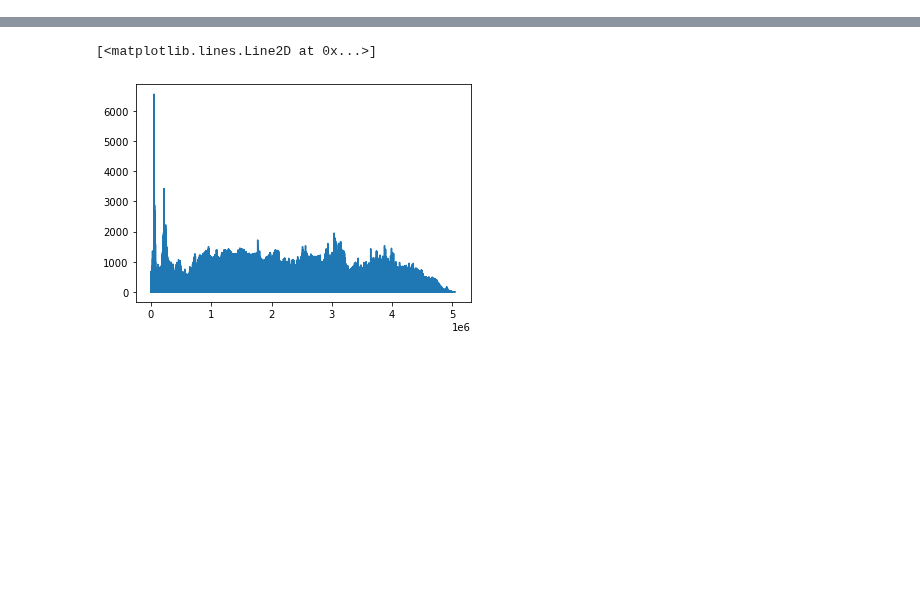
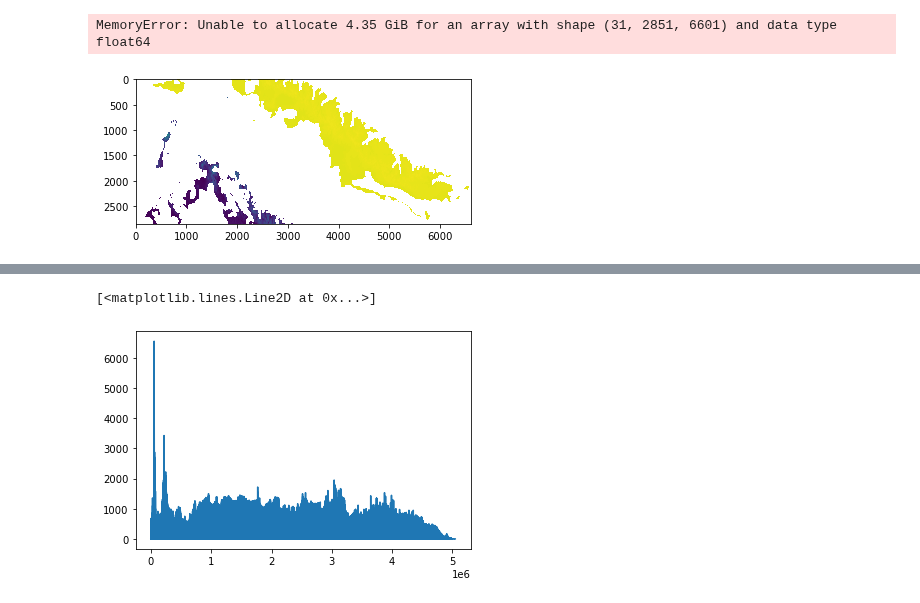
Before and after one commit to mariannecowherd/pe_snow_fires, a Jupyter notebook: scripts/swe_reanalysis.ipynb, the cells around one changed output, grey strips where cells are left out. Drawn from its saved outputs; the diff is of its cells as text; code cells hidden in the pictures; blank space fills up the shorter version.

```diff
--- a/scripts/swe_reanalysis.ipynb
+++ b/scripts/swe_reanalysis.ipynb
@@ -29,0 +34,58 @@ swe_april1[swe_april1<0]=-1
+# %%
+years = range(1987,2017)
+months = ['Oct', 'Nov', 'Dec','Jan', 'Feb', 'Mar', 'Apr', 'May', 'Jun', 'Jul', 'Aug', 'Sep']
+m_num = range(1,13)
+days_in_month = [31, 30, 31, 31, 28, 31, 30, 31, 30, 31, 31, 30]
+os.chdir('/users/marianne/documents/data/reanalysis')
+for yr in years:
+    hf = h5py.File('SN_SWE_WY'+ str(yr) + '.h5', 'r')
+    swe = hf.get('SWE')
+    lat = hf.get('lat')
+    lon = hf.get('lon')
+    for i in range(len(days_in_month)):
+        start = sum(days_in_month[0:i-1])
+        end = start + days_in_month[i]
+        tmp = swe[start:end,0:2850,:]
+        tmp = tmp.astype('float')
+        for a in range(days_in_month[i]):
+            for b in range(2850):
+                for c in range(6601):
+                    try:
+                        if tmp[a,b,c]<0:
+                            tmp[a,b,c] = np.nan
+                    except:
+                        continue
+        da = xr.DataArray(
+                data = np.nanmean(tmp,axis=0),
+                dims = ["lon","lat"],
+                coords = dict(
+                    lon=(lon[:2850,0]),
+                    lat=(lat[0,:]),
+                )
+            )
+        np.save('swe_'+str(yr)+'_'+months[i]+'_N.npy',da,allow_pickle=True)
+
+    for i in range(len(days_in_month)):
+        start = sum(days_in_month[0:i-1])
+        end = start + days_in_month[i]
+        tmp = swe[start:end,2850:,:]
+        tmp = tmp.astype('float')
+        for a in range(days_in_month[i]):
+            for b in range(2850,2850*2):
+                for c in range(6601):
+                    try:
+                        if tmp[a,b,c]<0:
+                            tmp[a,b,c] = np.nan
+                    except:
+                        continue
+        da = xr.DataArray(
+                data = np.nanmean(tmp,axis=0),
+                dims = ["lon","lat"],
+                coords = dict(
+                    lon=(lon[2850:,0]),
+                    lat=(lat[0,:]),
+                )
+            )
+        np.save('swe_'+str(yr)+'_'+months[i]+'_S.npy',da,allow_pickle=True)
+# %% [output]
+MemoryError: Unable to allocate 4.35 GiB for an array with shape (31, 2851, 6601) and data type float64
@@ -29,0 +95,7 @@ swe_april1[swe_april1<0]=-1
+# %%
+f,ax = plt.subplots()
+ax.imshow(data)
+ax.imshow(data2)
+f.show()
+# %% [output]
+[figure, added]
```
Also changed, not shown: parts of 17 cells of this notebook, 1 other file.
